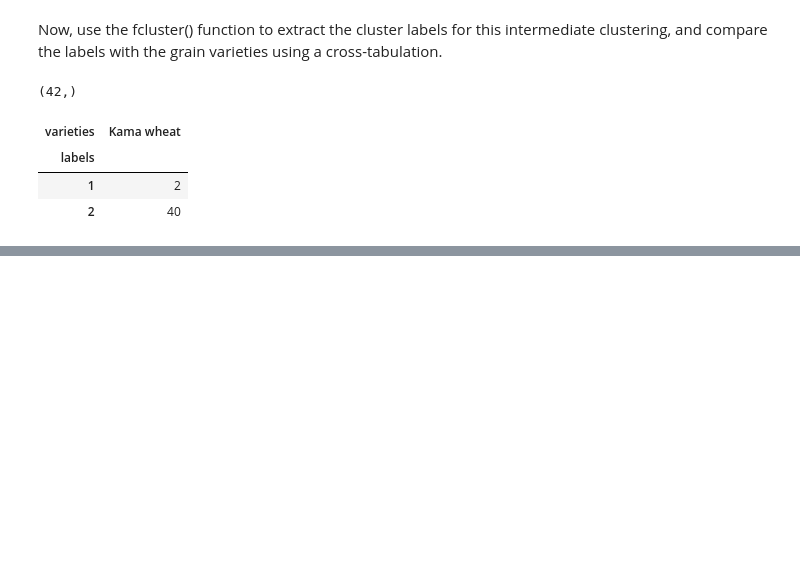
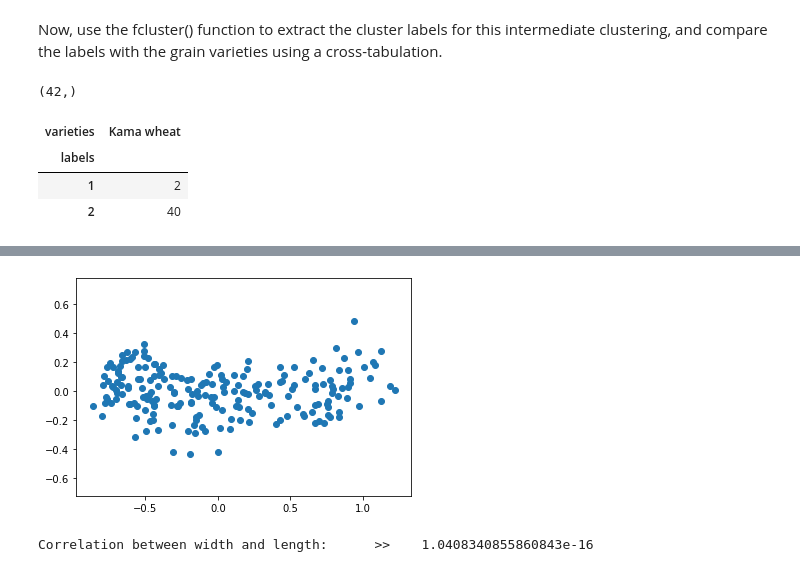
Before and after one commit to sawrupesh04/DataCamp, a Jupyter notebook: Machine Learning/Unsupervised-learning/classification/grain.ipynb, the cells around one changed output, grey strips where cells are left out. Cells and saved outputs as stored; diff of their text form; code cells hidden in the pictures; blank space fills up the shorter version.

```diff
--- a/Machine Learning/Unsupervised-learning/classification/grain.ipynb
+++ b/Machine Learning/Unsupervised-learning/classification/grain.ipynb
@@ -491,0 +532,9 @@ pd.crosstab(newDf['labels'], newDf['varieties'])
+# %%
+# Intiate PCA model
+model = PCA()
+
+# Let's apply .fit_transform to the model and assign to pca_features
+pca_features = model.fit_transform(grains_width_length)
+# %%
+xs = pca_features[:, 0]
+ys = pca_features[:, 1]
@@ -491,0 +561,13 @@ pd.crosstab(newDf['labels'], newDf['varieties'])
+# %%
+# Let's plot and compare with above visulization
+plt.scatter(xs, ys)
+plt.axis('equal')
+plt.show()
+# %% [output]
+[figure, added]
+# %%
+# Let's again calculate the Pearson correlation
+corelation, pvalue = pearsonr(xs, ys)
+print("Correlation between width and length:      >>   ", corelation)
+# %% [output]
+Correlation between width and length:      >>    1.0408340855860843e-16
```
Also changed, not shown: parts of 13 cells of this notebook.
